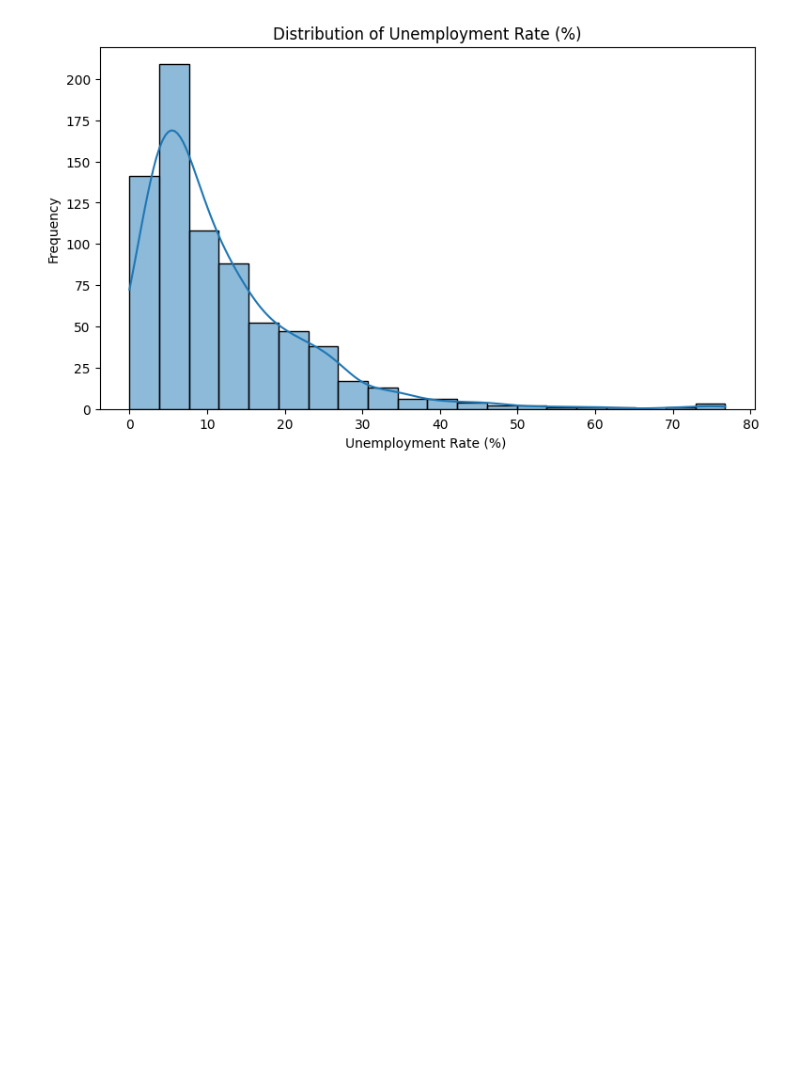
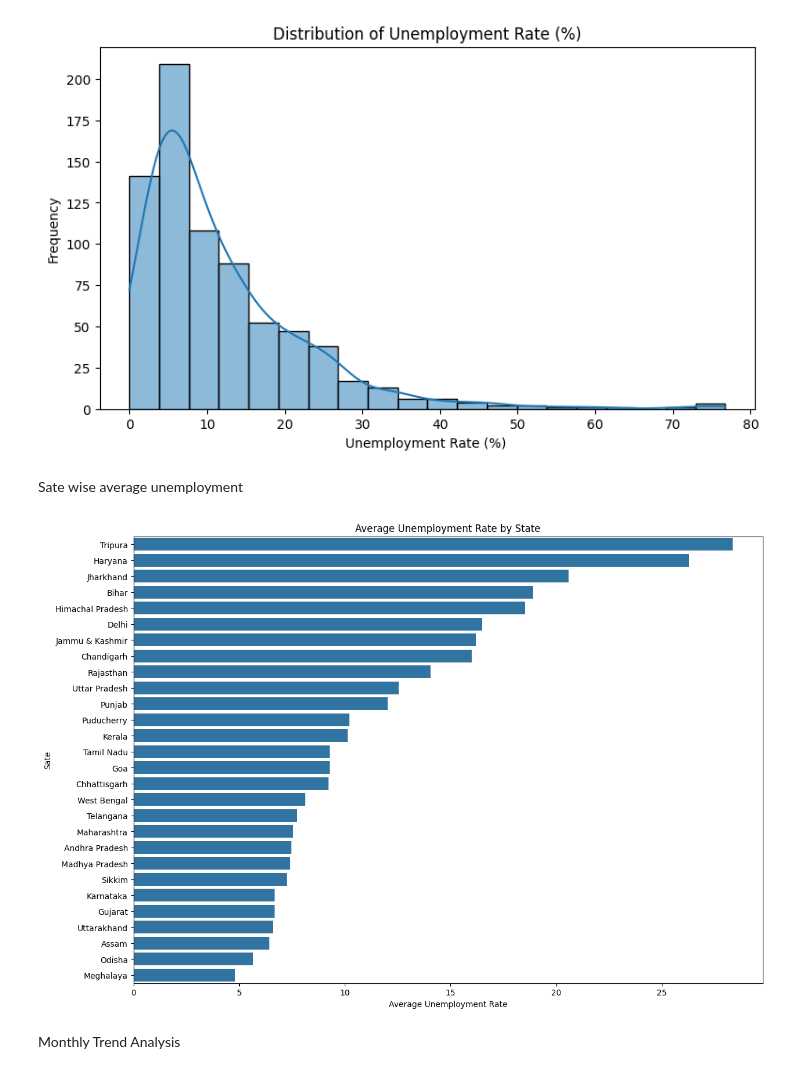
Before and after one commit to kirti-j/HorizonTechX_Unemployment-Analysis-Using-Python, a Jupyter notebook: notebooks/Unemployment_Analysis.ipynb.ipynb, the cells around one changed output. Saved outputs shown, nothing was run; the diff lists cells and outputs as text; code cells hidden in the pictures; blank space fills up the shorter version.

```diff
--- a/notebooks/Unemployment_Analysis.ipynb.ipynb
+++ b/notebooks/Unemployment_Analysis.ipynb.ipynb
@@ -191,3 +191,20 @@ plt.ylabel("Frequency")
 plt.show()
 # %% [output]
 [figure]
+# %% [markdown]
+Sate wise average unemployment
+# %%
+state_avg=df.groupby('Region')['Estimated Unemployment Rate (%)'].mean()
+# %%
+state_avg=state_avg.sort_values(ascending=False)
+# %%
+plt.figure(figsize=(14,10))
+sns.barplot(x=state_avg.values,y=state_avg.index)
+plt.title("Average Unemployment Rate by State")
+plt.xlabel("Average Unemployment Rate")
+plt.ylabel("Sate")
+plt.show()
+# %% [output]
+[figure, added]
+# %% [markdown]
+Monthly Trend Analysis
```
Also changed, not shown: parts of 8 cells of this notebook.
